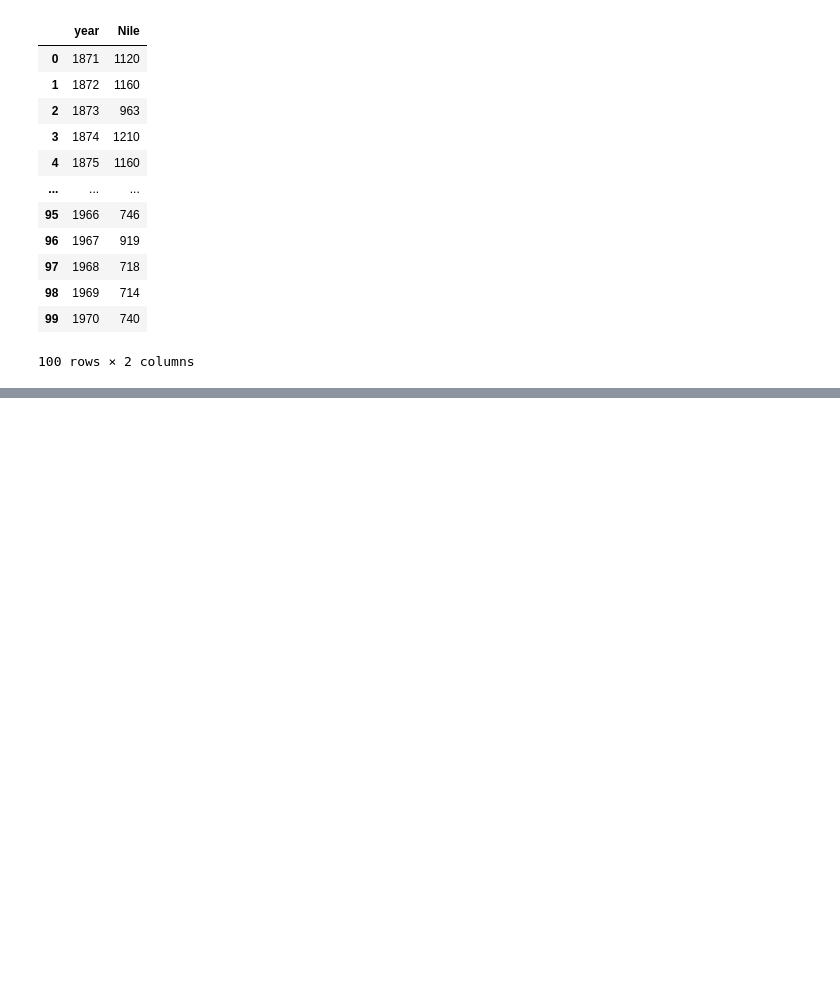
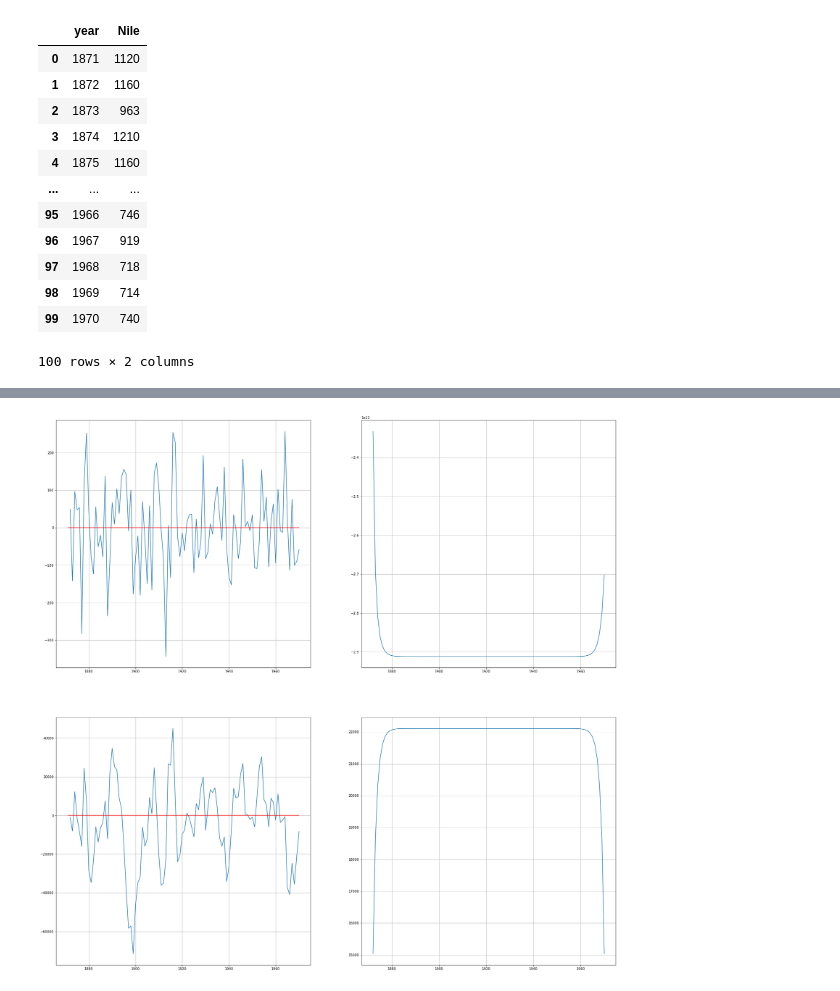
Before and after one commit to siemfenne/timeseriesmodels-vu, a Jupyter notebook: main.ipynb, the cells around one changed output, grey strips where cells are left out. Cells and saved outputs as stored; diff of their text form; code cells hidden in the pictures; blank space fills up the shorter version.

```diff
--- a/main.ipynb
+++ b/main.ipynb
@@ -160,0 +188,57 @@ print(df)
+# %%
+def dist_smoothing(df, P1, a1, sigma_e, sigma_n, r_int, N_int):
+
+    df_kf = Kalman_filter(df, P1,a1,sigma_e, sigma_n)
+    df_ks = Kalman_smoother(df, P1, a1, sigma_e, sigma_n, r_int, N_int)
+    df_ds = pd.DataFrame(columns=['eps', 'n', 'var_eps', 'var_n'])
+
+    #df_ks = df_ks.iloc[::-1].reset_index(drop=True)
+
+    for i in range(len(df_ks)):
+
+        eps = df_ks.Nile[i] - df_ks.alpha[i]
+
+        D = df_kf.F[i]**(-1) + df_kf.K[i]**(2) * df_ks.N[i]
+        var_eps = sigma_e**2 - (sigma_e**4 * D)
+        var_n = sigma_n**2 - sigma_n**4 * df_ks.N[i]
+
+        n = sigma_n**2 * df_ks.r[i]
+        row = [eps, n, var_eps, var_n]
+
+        df_ds.loc[i] = row
+
+    df_ds['year'] = df_ks['year']
+    df_ds['Nile'] = df_ks.Nile
+
+    return df_ds
+
+df_ds = dist_smoothing(df=df, P1=1e7, a1=0, sigma_e=15099, sigma_n=1469.1, r_int=0, N_int=0)
+df_ds
+fig, axs = plt.subplots(2,2, figsize=(30,30))
+
+# upper left
+ax = axs[0,0]
+ax.plot(df_ds['year'], df_ds['eps'])
+ax.hlines(y = 0, xmin= df['year'].min(), xmax=df['year'].max(), color = 'r', linestyle = '-')
+
+# lower left
+ax = axs[1,0]
+ax.plot(df_ds['year'][:], df_ds['n'][:])
+ax.hlines(y = 0, xmin= df['year'].min(), xmax=df['year'].max(), color = 'r', linestyle = '-')
+
+# upper right
+ax = axs[0,1]
+ax.plot(df_ds['year'][:], df_ds['var_eps'][:])
+
+
+# lower right
+ax = axs[1,1]
+ax.plot(df_ds['year'][:], df_ds['var_n'][:])
+
+# make nice plot
+for row in axs:
+    for ax in row:
+        ax.grid()
+        pass
+# %% [output]
+[figure, added]
```
Also changed, not shown: parts of 10 cells of this notebook, 3 other files.
